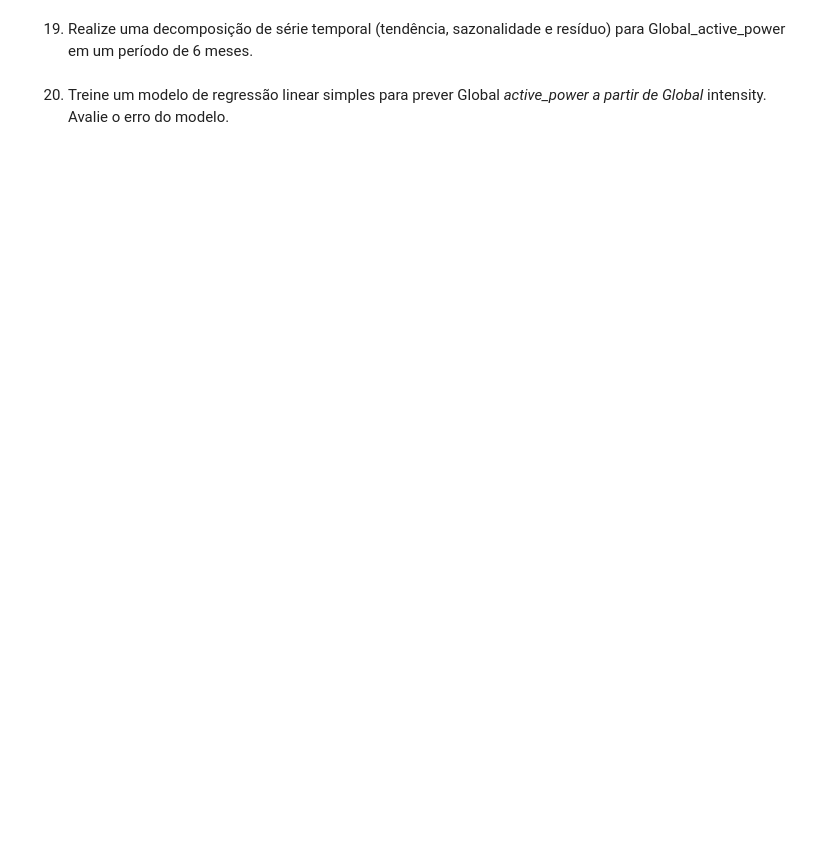
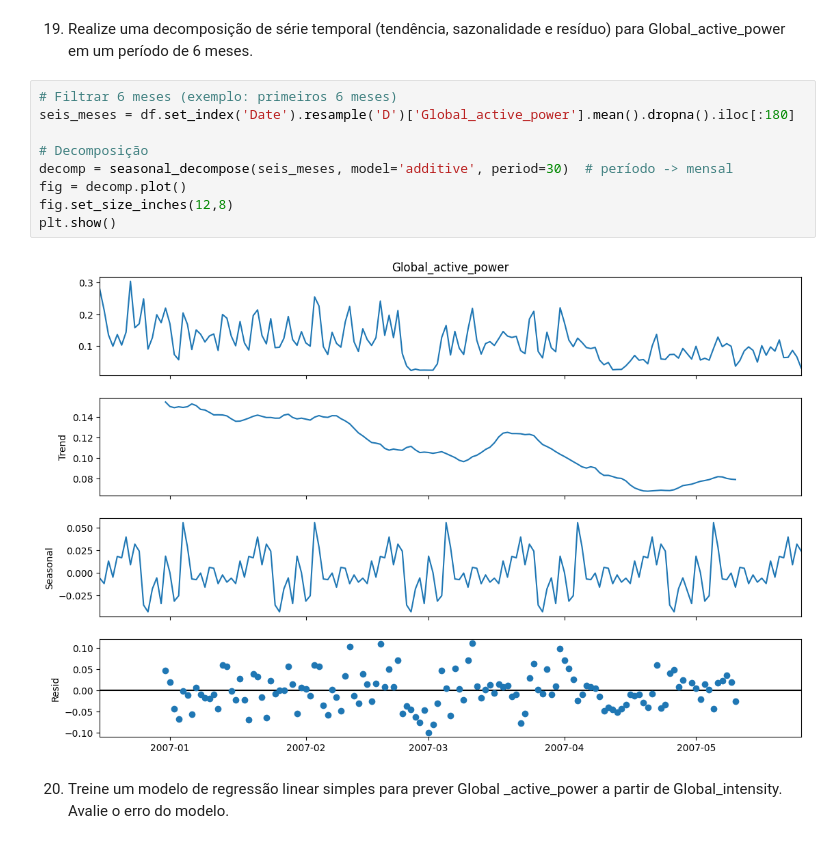
Before and after one commit to NathanMagno/energy-consumers-data, a Jupyter notebook: cp04.ipynb, the cells around one changed output. Drawn from its saved outputs; the diff is of its cells as text; blank space fills up the shorter version.

```diff
--- a/cp04.ipynb
+++ b/cp04.ipynb
@@ -390,4 +467,15 @@ display(df[colunas_numericas].head())
 # %% [markdown]
 19. Realize uma decomposição de série temporal (tendência, sazonalidade e resíduo) para Global_active_power em um período de 6 meses.
+# %%
+# Filtrar 6 meses (exemplo: primeiros 6 meses)
+seis_meses = df.set_index('Date').resample('D')['Global_active_power'].mean().dropna().iloc[:180]
+
+# Decomposição
+decomp = seasonal_decompose(seis_meses, model='additive', period=30)  # período -> mensal
+fig = decomp.plot()
+fig.set_size_inches(12,8)
+plt.show()
+# %% [output]
+[figure, added]
 # %% [markdown]
-20. Treine um modelo de regressão linear simples para prever Global _active_power a partir de Global_ intensity. Avalie o erro do modelo.
+20. Treine um modelo de regressão linear simples para prever Global _active_power a partir de Global_intensity. Avalie o erro do modelo.
```
Also changed, not shown: parts of 13 cells of this notebook.
